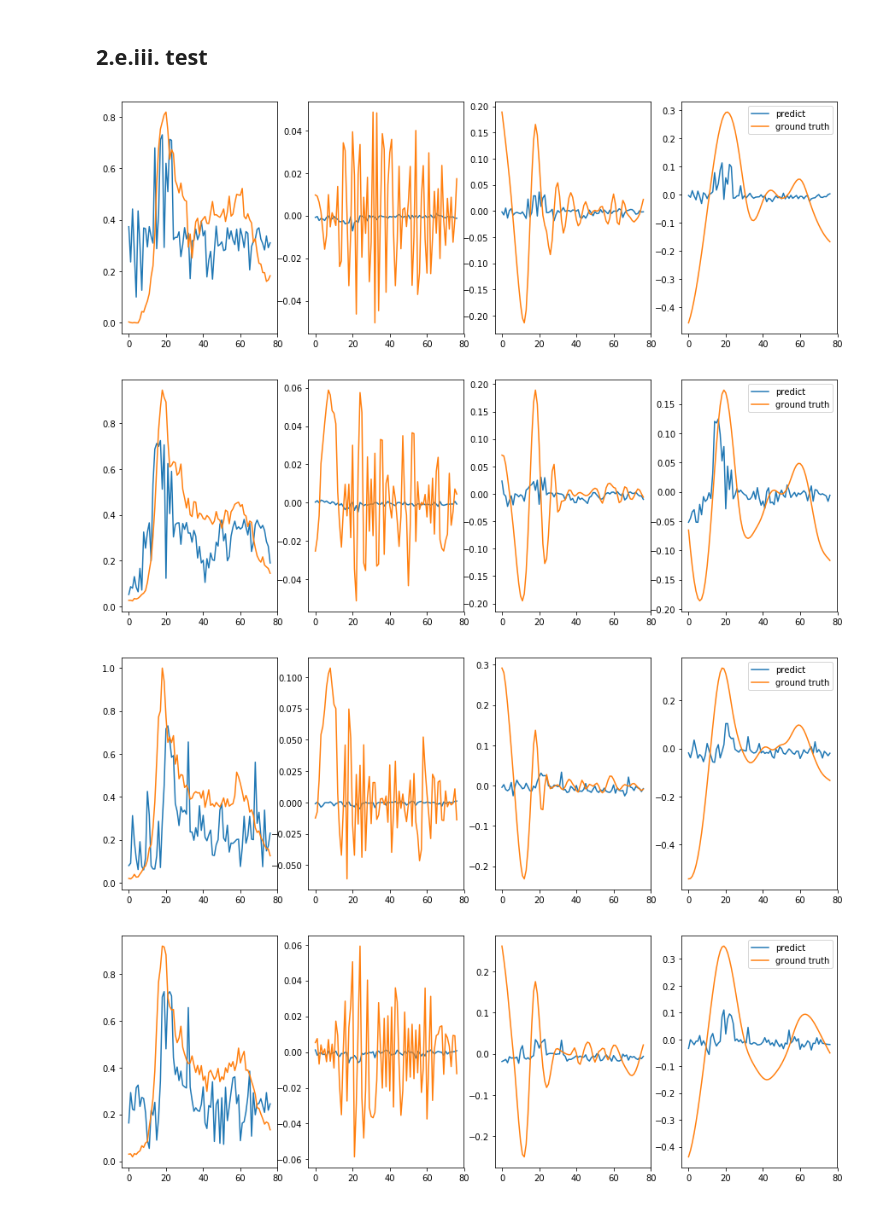
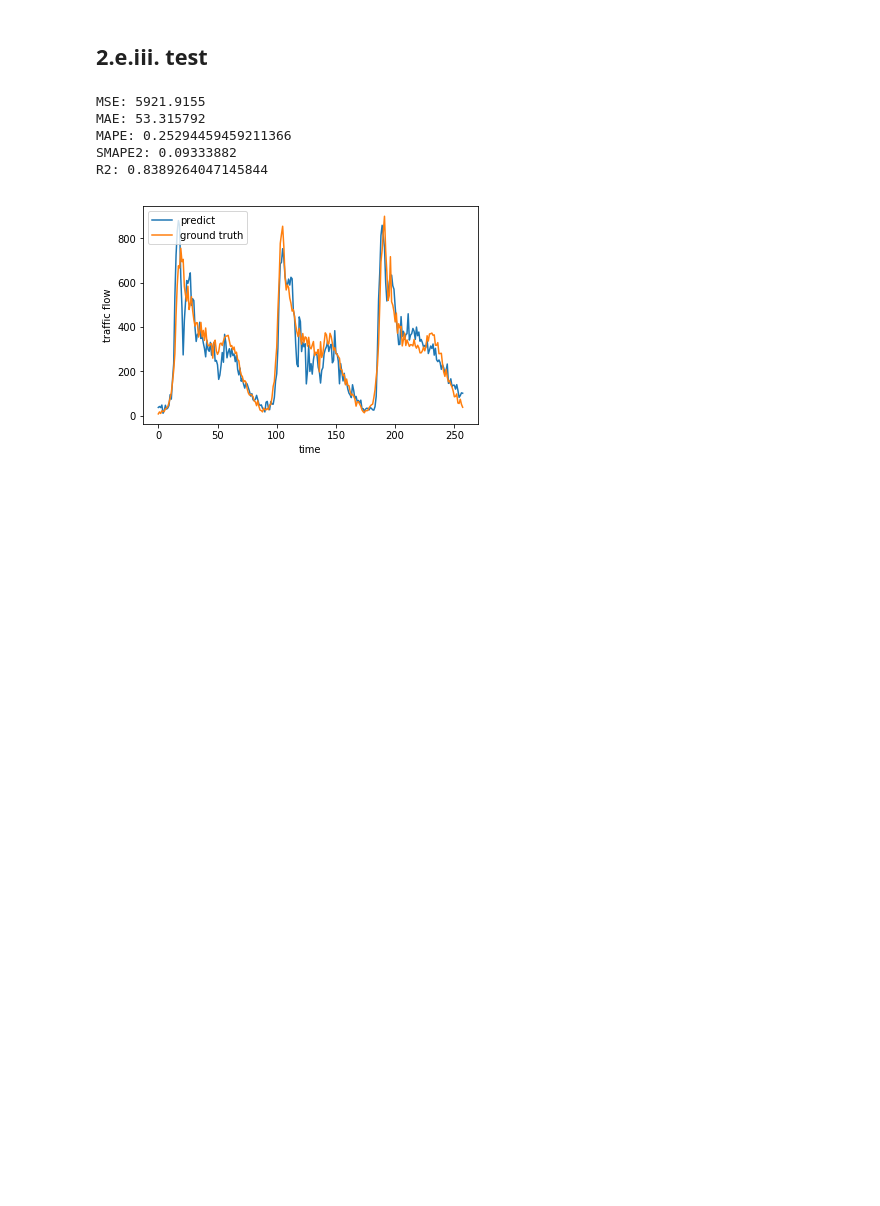
Before and after one commit to khzhang2/TCA_traffic, a Jupyter notebook: TCA_EMD_temporal_data_draft2.ipynb, the cells around one changed output. Saved outputs shown, nothing was run; the diff lists cells and outputs as text; code cells hidden in the pictures; blank space fills up the shorter version.

```diff
--- a/TCA_EMD_temporal_data_draft2.ipynb
+++ b/TCA_EMD_temporal_data_draft2.ipynb
@@ -247,7 +253,7 @@ plt.legend()
 # %%
 inp_dim = Xs.shape[0]
 label_dim = Xs.shape[0]
-label_seq_len = 10
+label_seq_len = 1
 # batch_size = full batch
 seq_len = 10
 reduced_dim = 1
@@ -346,9 +358,9 @@ class LSTM(nn.Module):
         #ipdb.set_trace()
         y = self.lstm(x)[0]  # y, (h, c) = self.rnn(x)
 
-        y = self.fc(y)  # fully connected layer
+        y = self.fc(y[-1, :, :])  # fully connected layer
 
-        return y[:, :, :]
+        return y
 # %%
 def assemble(X):
     '''
@@ -380,6 +392,15 @@ def dataloader(Xs_new, Xt_new, Xs, Xt, seq_len, label_seq_len, inp_dim, label_di
 
         train_x[:, :, i] += np.concatenate([x_i_src, x_i_tar], axis=1)
         train_y[:, :, i] += np.concatenate([y_i_src, y_i_tar], axis=1)
+    '''
+    train_x_min = np.min(train_x, axis=1)[:, np.newaxis, :]
+    train_x_max = np.max(train_x, axis=1)[:, np.newaxis, :]
+    train_x = (train_x - train_x_min)/(train_x_max - train_x_min)
+
+    train_y_min = np.min(train_x, axis=1)[:, np.newaxis, :]
+    train_y_max = np.max(train_x, axis=1)[:, np.newaxis, :]
+    train_y = (train_x - train_x_min)/(train_x_max - train_x_min)
+    '''
 
     device = torch.device("cuda" if torch.cuda.is_available() else "cpu")
     train_x = torch.tensor(train_x, dtype=torch.float32, device=device)
@@ -396,7 +417,7 @@ train_x, train_y = dataloader(Xs_new, Xt_new, Xs, Xt, seq_len, label_seq_len, in
 
 # build model
 device = torch.device("cuda" if torch.cuda.is_available() else "cpu")
-net = LSTM(train_x, inp_dim, label_dim, hid_dim=10, layers=6).to(device)
+net = LSTM(train_x, inp_dim, label_dim, hid_dim=12, layers=3).to(device)
 criterion = nn.MSELoss()
 optimizer = torch.optim.Adam(net.parameters(), lr=0.001)
 #scheduler =  torch.optim.lr_scheduler.StepLR(optimizer, 0.7)
@@ -461,41 +509,70 @@ test_x, test_y = test_dataloader(Xt_valid_new, Xt_valid, seq_len, label_seq_len,
 # %%
 sample_num_per_day = (96 - seq_len - label_seq_len + 1)
 num_days = int(Xt_valid.shape[1]/96)
 sample_num = sample_num_per_day*num_days
 
 test_x = torch.zeros([seq_len, sample_num, inp_dim]).to(device)
 test_y = torch.zeros([label_seq_len, sample_num, inp_dim]).to(device)
 pred_y = torch.zeros([sample_num, inp_dim]).to(device)
 
 for i in range(int(Xt_valid.shape[1]/96)):
     test_x_i, test_y_i = test_dataloader(Xt_valid_new[:, 96*i:96*(i+1)], Xt_valid[:, 96*i:96*(i+1)], \
                                        seq_len, label_seq_len, inp_dim, label_dim)
     pred_y_i = net(test_x_i)
 
     test_x[:, sample_num_per_day*i:sample_num_per_day*(i+1)] += test_x_i
     test_y[:, sample_num_per_day*i:sample_num_per_day*(i+1)] += test_y_i
-    pred_y[sample_num_per_day*i:sample_num_per_day*(i+1)] += pred_y_i[-1, :, :]
-
+    pred_y[sample_num_per_day*i:sample_num_per_day*(i+1)] += pred_y_i
+    '''
     fig = plt.figure(figsize=[15,5])
     ax = fig.add_subplot(141)
-    ax.plot(pred_y_i.cpu().detach().numpy()[0, :, 0], label='predict')
+    ax.plot(pred_y_i.cpu().detach().numpy()[:, 0], label='predict')
     ax.plot(test_y_i.cpu().detach().numpy()[0, :, 0], label='ground truth')
 
     ax2 = fig.add_subplot(142)
-    ax2.plot(pred_y_i.cpu().detach().numpy()[0, :, 1], label='predict')
-    ax2.plot(test_y_i.cpu().detach().numpy()[0, :, 1], label='ground truth')
+    ax2.plot(np.sum(pred_y_i.cpu().detach().numpy()[:, 1:], axis=1), label='predict')
+    ax2.plot(np.sum(test_y_i.cpu().detach().numpy()[0, :, 1:], axis=1), label='ground truth')
 
     ax3 = fig.add_subplot(143)
-    ax3.plot(pred_y_i.cpu().detach().numpy()[0, :, 2], label='predict')
+    ax3.plot(pred_y_i.cpu().detach().numpy()[:, 2], label='predict')
     ax3.plot(test_y_i.cpu().detach().numpy()[0, :,2], label='ground truth')
 
     ax4 = fig.add_subplot(144)
-    ax4.plot(pred_y_i.cpu().detach().numpy()[0, :, 3], label='predict')
+    ax4.plot(pred_y_i.cpu().detach().numpy()[:, 3], label='predict')
     ax4.plot(test_y_i.cpu().detach().numpy()[0, :, 3], label='ground truth')
 
+
     plt.legend()
+    '''
+
+ground_truth_denorm = test_y.cpu()[0, :, 0].detach().numpy()*(max(tgt_validation.flatten()) - min(tgt_validation.flatten())) + min(tgt_validation.flatten())
+pred_y_denorm = pred_y.cpu().detach().numpy()[:, 0]*(max(tgt_validation.flatten()) - min(tgt_validation.flatten())) + min(tgt_validation.flatten())
+for i in pred_y_denorm:
+    if i<0:
+        i=0
+
+plt.plot(pred_y_denorm, label='predict')
+plt.plot(ground_truth_denorm, label='ground truth')
+plt.xlabel('time')
+plt.ylabel('traffic flow')
+plt.legend()
+
+
+MSE = metrics.mean_squared_error(ground_truth_denorm, pred_y_denorm)
+MAE = metrics.mean_absolute_error(ground_truth_denorm, pred_y_denorm)
+MAPE = mape(ground_truth_denorm, pred_y_denorm)
+SMAPE2 = np.sum(np.abs(ground_truth_denorm - pred_y_denorm)) / np.sum(ground_truth_denorm + pred_y_denorm)
+R2 = 1 - np.sum((ground_truth_denorm - pred_y_denorm)**2) / np.sum((ground_truth_denorm - np.mean(ground_truth_denorm))**2)
+
+print("MSE:", MSE)
+print("MAE:", MAE)
+print("MAPE:", MAPE)
+print("SMAPE2:", SMAPE2)
+print("R2:", R2)
 # %% [output]
+MSE: 5921.9155
+MAE: 53.315792
+MAPE: 0.25294459459211366
+SMAPE2: 0.09333882
+R2: 0.8389264047145844
-[figure, old version]
+[figure, new version]
-[figure, removed]
-[figure, removed]
-[figure, removed]
```
Also changed, not shown: parts of 28 cells of this notebook.
